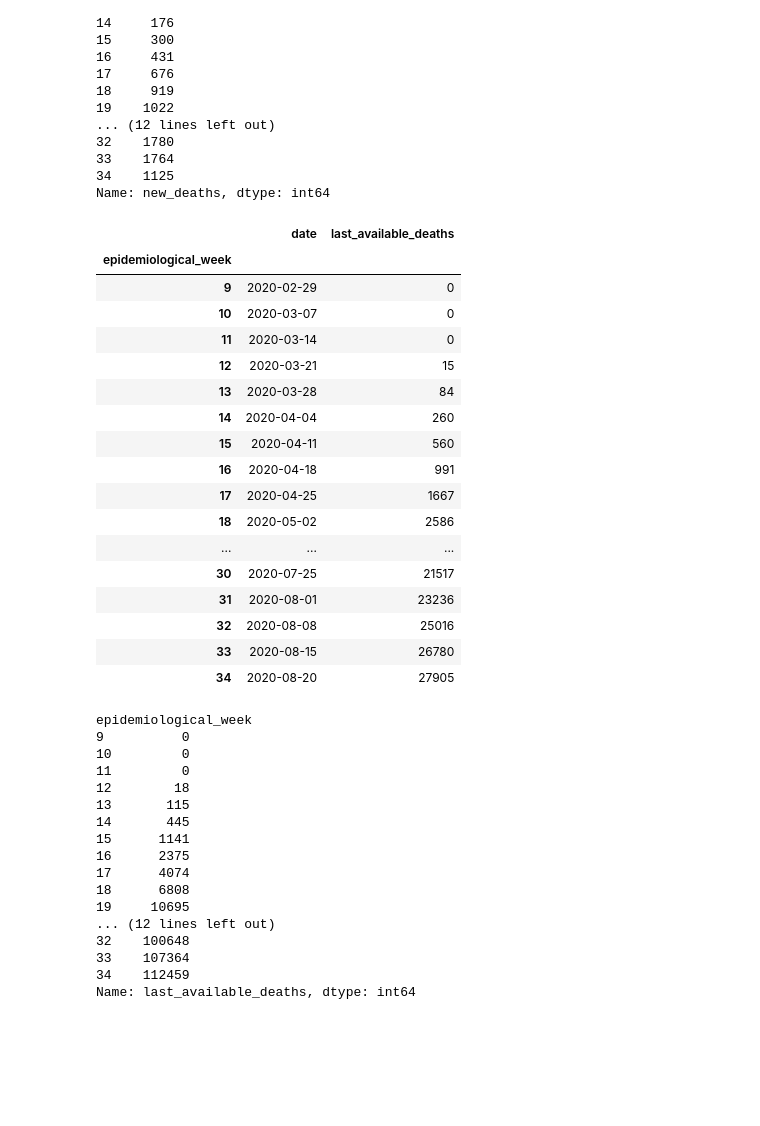
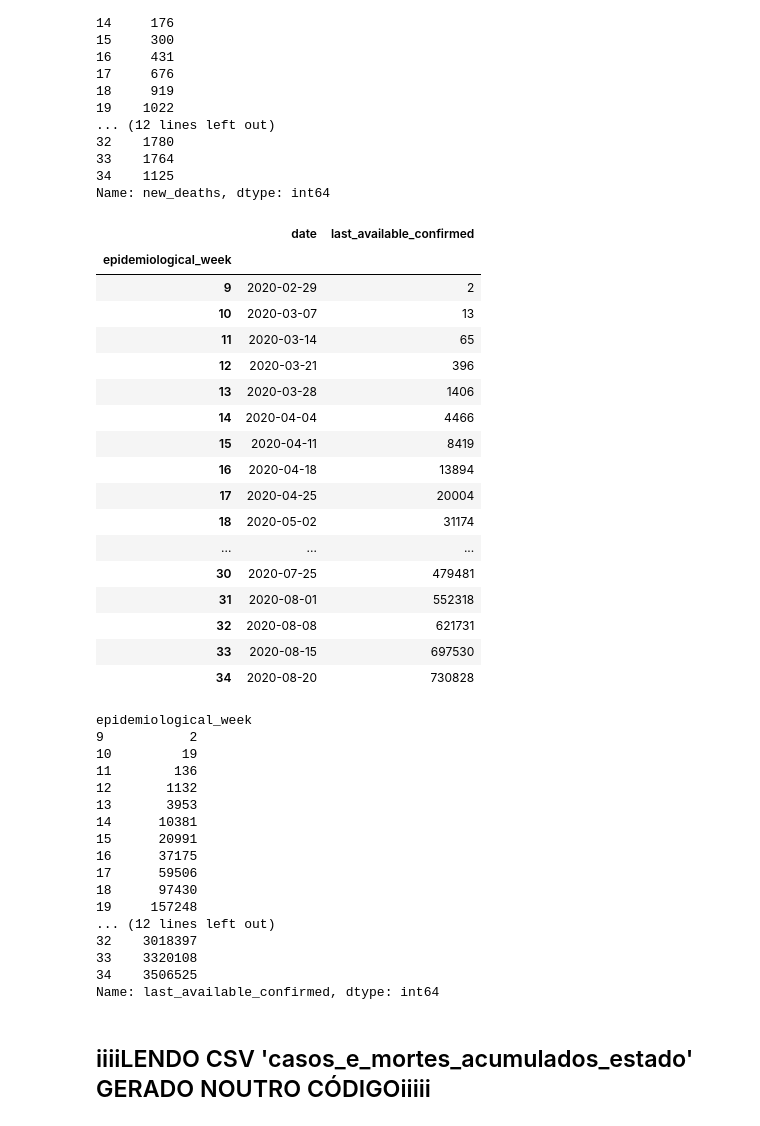
Before and after one commit to larissafv/grupoa, a Jupyter notebook: Casos e Óbitos Acumulados/Casos e óbitos Acumulados.ipynb, the cells around one changed output. Saved outputs shown, nothing was run; the diff lists cells and outputs as text; code cells hidden in the pictures; blank space fills up the shorter version.

```diff
--- a/Casos e Óbitos Acumulados/Casos e óbitos Acumulados.ipynb
+++ b/Casos e Óbitos Acumulados/Casos e óbitos Acumulados.ipynb
@@ -109,47 +111,49 @@ Name: new_deaths, dtype: int64
 # %%
 # CASOS ACUMULADOS POR SEMANA EM SP
 tab_states[tab_states['state']=='SP'].groupby('epidemiological_week')['date','last_available_confirmed'].agg(lambda x:x[x.last_valid_index()])
 # MORTES ACUMULADAS POR SEMANA EM SP
-tab_states[tab_states['state']=='SP'].groupby('epidemiological_week')['date','last_available_deaths'].agg(lambda x:x[x.last_valid_index()])
+#tab_states[tab_states['state']=='SP'].groupby('epidemiological_week')['date','last_available_deaths'].agg(lambda x:x[x.last_valid_index()])
 # %% [output]
-|  | date | last_available_deaths |
+|  | date | last_available_confirmed |
 | epidemiological_week |  |  |
-| 9 | 2020-02-29 | 0 |
-| 10 | 2020-03-07 | 0 |
-| 11 | 2020-03-14 | 0 |
-| 12 | 2020-03-21 | 15 |
-| 13 | 2020-03-28 | 84 |
-| 14 | 2020-04-04 | 260 |
-| 15 | 2020-04-11 | 560 |
-| 16 | 2020-04-18 | 991 |
-| 17 | 2020-04-25 | 1667 |
-| 18 | 2020-05-02 | 2586 |
+| 9 | 2020-02-29 | 2 |
+| 10 | 2020-03-07 | 13 |
+| 11 | 2020-03-14 | 65 |
+| 12 | 2020-03-21 | 396 |
+| 13 | 2020-03-28 | 1406 |
+| 14 | 2020-04-04 | 4466 |
+| 15 | 2020-04-11 | 8419 |
+| 16 | 2020-04-18 | 13894 |
+| 17 | 2020-04-25 | 20004 |
+| 18 | 2020-05-02 | 31174 |
 | ... | ... | ... |
-| 30 | 2020-07-25 | 21517 |
-| 31 | 2020-08-01 | 23236 |
-| 32 | 2020-08-08 | 25016 |
-| 33 | 2020-08-15 | 26780 |
-| 34 | 2020-08-20 | 27905 |
+| 30 | 2020-07-25 | 479481 |
+| 31 | 2020-08-01 | 552318 |
+| 32 | 2020-08-08 | 621731 |
+| 33 | 2020-08-15 | 697530 |
+| 34 | 2020-08-20 | 730828 |
 # %%
 # QUANTIDADE DE CASOS ACUMULADOS POR SEMANA EPIDEMIOLOGICA SOMANDO TODOS OS ESTADOS
 tab_states[tab_states['date'].isin(ultimo_dia_semana)].groupby('epidemiological_week')['last_available_confirmed'].agg(sum)
 # QUANTIDADE DE MORTES ACUMULADOS POR SEMANA EPIDEMIOLOGICA SOMANDO TODOS OS ESTADOS
-tab_states[tab_states['date'].isin(ultimo_dia_semana)].groupby('epidemiological_week')['last_available_deaths'].agg(sum)
+#tab_states[tab_states['date'].isin(ultimo_dia_semana)].groupby('epidemiological_week')['last_available_deaths'].agg(sum)
 # %% [output]
 epidemiological_week
-9          0
-10         0
-11         0
-12        18
-13       115
-14       445
-15      1141
-16      2375
-17      4074
-18      6808
-19     10695
+9           2
+10         19
+11        136
+12       1132
+13       3953
+14      10381
+15      20991
+16      37175
+17      59506
+18      97430
+19     157248
 ... (12 lines left out)
-32    100648
-33    107364
-34    112459
-Name: last_available_deaths, dtype: int64
+32    3018397
+33    3320108
+34    3506525
+Name: last_available_confirmed, dtype: int64
+# %% [markdown]
+## iiiiLENDO CSV 'casos_e_mortes_acumulados_estado' GERADO NOUTRO CÓDIGOiiiii
```
Also changed, not shown: parts of 39 cells of this notebook.
